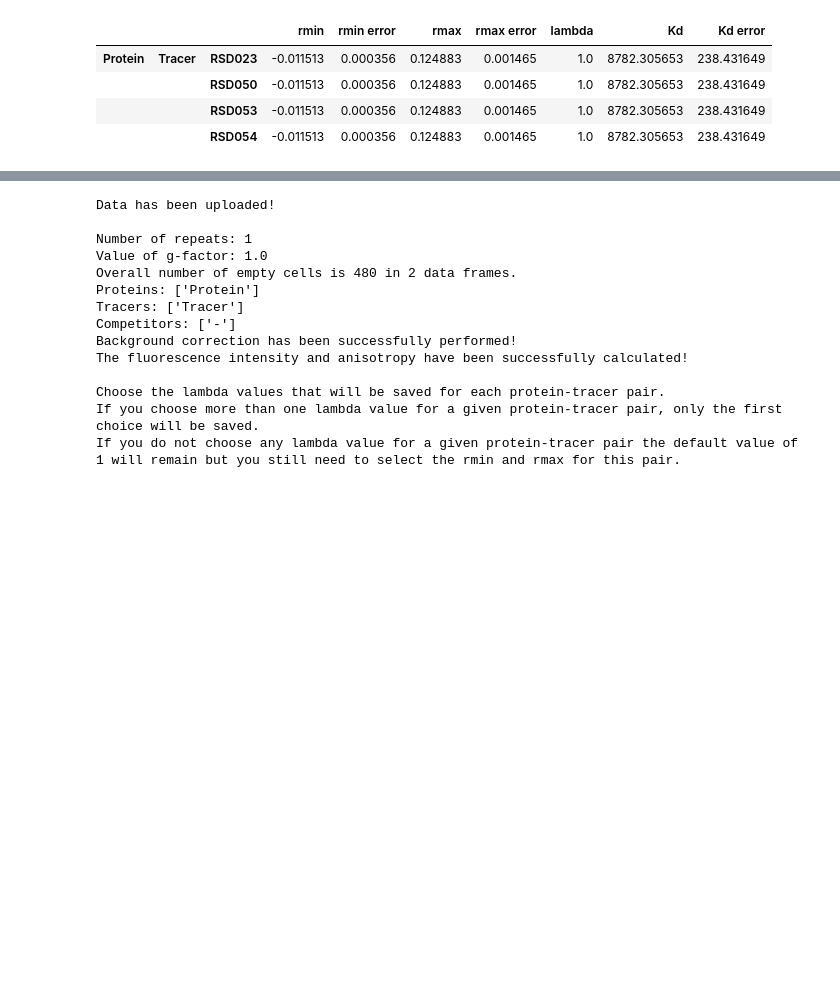
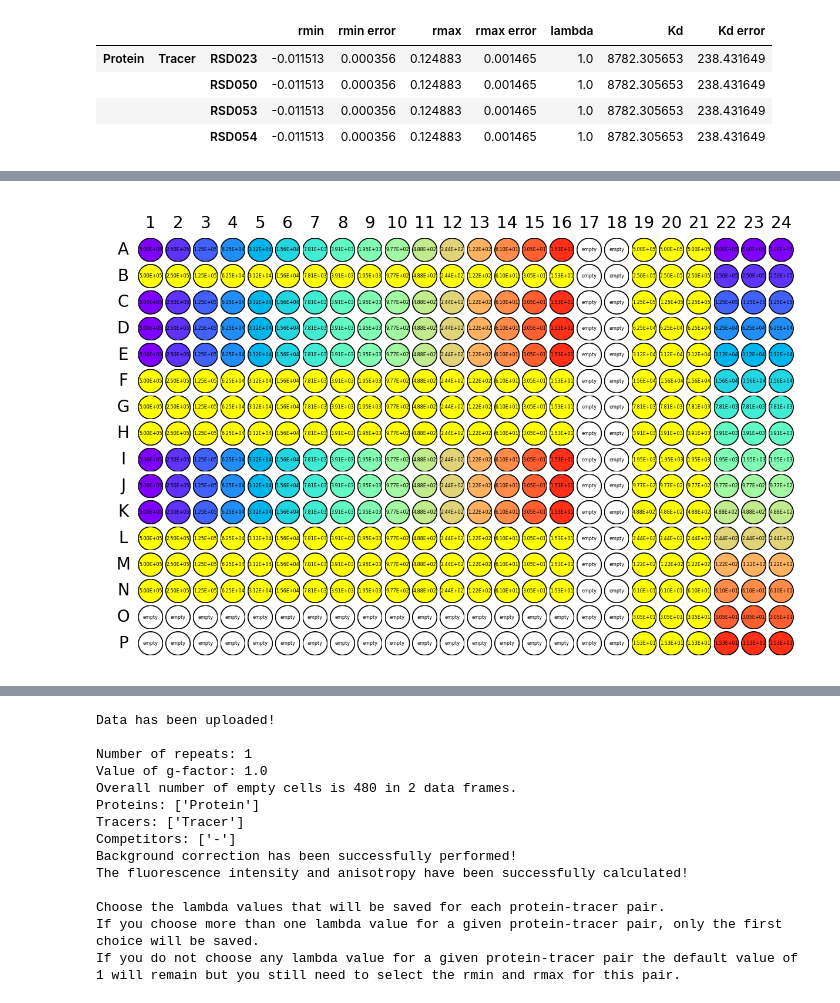
Before and after one commit to mariuszlas/Fluorescence-Anisotropy-Analysis-Development, a Jupyter notebook: fluorescenceanisotropy/fluores_anisotropy.ipynb, the cells around one changed output, grey strips where cells are left out. Drawn from its saved outputs; the diff is of its cells as text; code cells hidden in the pictures; blank space fills up the shorter version.

```diff
--- a/fluorescenceanisotropy/fluores_anisotropy.ipynb
+++ b/fluorescenceanisotropy/fluores_anisotropy.ipynb
@@ -1718,0 +1733,4 @@ my_datac.data_dict['repeat_1']['data']['fit_params_comp']
+# %%
+my_datac.visualise(labelby='Competitor Concentration', colorby='Competitor Concentration')
+# %% [output]
+[figure, added]
```
Also changed, not shown: parts of 7 cells of this notebook.
